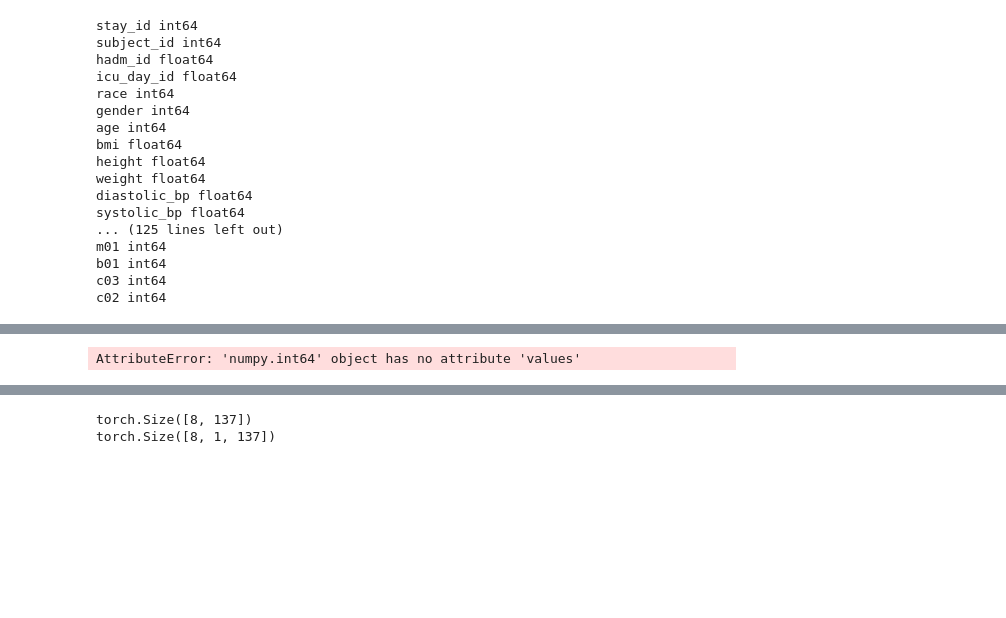
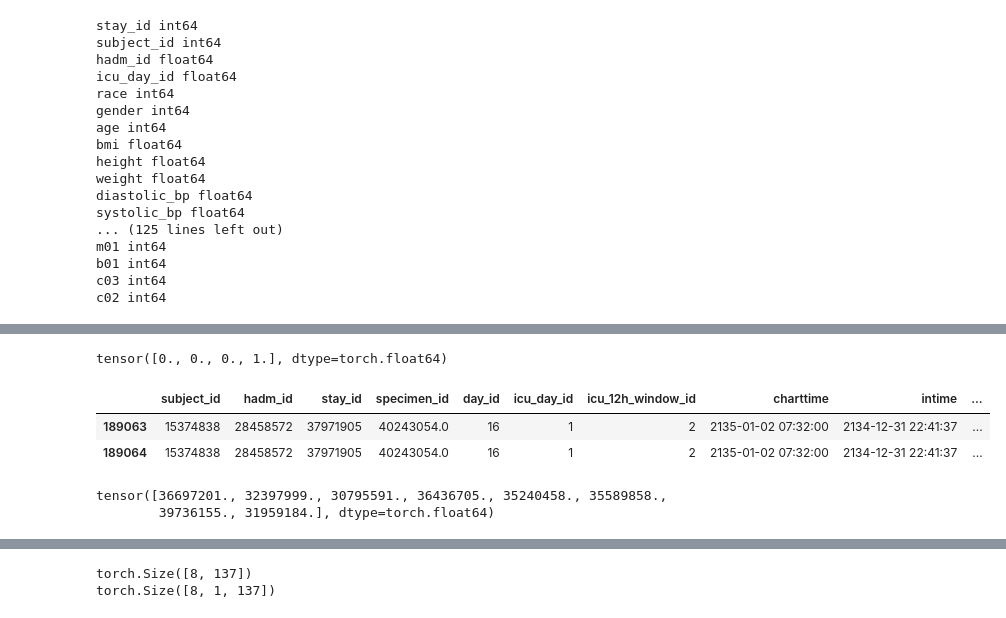
Before and after one commit to maslenkovas/aki_prediction, a Jupyter notebook: other/icu_multihot_model.ipynb, the cells around one changed output, grey strips where cells are left out. Saved outputs shown, nothing was run; the diff lists cells and outputs as text; code cells hidden in the pictures; blank space fills up the shorter version.

```diff
--- a/other/icu_multihot_model.ipynb
+++ b/other/icu_multihot_model.ipynb
@@ -1110,4 +1116,0 @@ class Dataset(Dataset):
-# %%
-aki_stage_labels.iloc[0].AKI_1.values
-# %% [output]
-AttributeError: 'numpy.int64' object has no attribute 'values'
@@ -1117,3 +1117,28 @@ labels = labels[labels.icu_day_id==1]
+# %%
+stay_id = 37971905
+labels_df = aki_stage_labels[aki_stage_labels.icu_day_id==1]
+labels_stay = labels_df[labels_df.stay_id==stay_id]
+
+AKI_1_label = (np.sum(labels_stay.AKI_1.squeeze()) > 0).astype(int)
+AKI_2_label = (np.sum(labels_stay.AKI_2.squeeze()) > 0).astype(int)
+AKI_3_label = (np.sum(labels_stay.AKI_3.squeeze()) > 0).astype(int)
+if AKI_3_label>0:
+    AKI_2_label = 0
+    AKI_1_label = 0
+elif AKI_2_label>0:
+    AKI_1_label = 0
+NO_AKI_label = ((AKI_1_label + AKI_2_label + AKI_3_label)==0).astype(int)
+
+tensor_labels = torch.tensor([NO_AKI_label, AKI_1_label, AKI_2_label, AKI_3_label], dtype=torch.double)
+tensor_labels
+# %% [output]
+tensor([0., 0., 0., 1.], dtype=torch.float64)
+# %%
+labels_df[labels_df.stay_id==stay_id]
+# %% [output]
+|  | subject_id | hadm_id | stay_id | specimen_id | day_id | icu_day_id | icu_12h_window_id | charttime | intime | ... |
+| 189063 | 15374838 | 28458572 | 37971905 | 40243054.0 | 16 | 1 | 2 | 2135-01-02 07:32:00 | 2134-12-31 22:41:37 | ... |
+| 189064 | 15374838 | 28458572 | 37971905 | 40243054.0 | 16 | 1 | 2 | 2135-01-02 07:32:00 | 2134-12-31 22:41:37 | ... |
 # %%
 train_dataset = Dataset(train_data, aki_stage_labels)
 train_loader = DataLoader(train_dataset, batch_size=8, shuffle=True)
@@ -1122,3 +1147,8 @@ sample, label = next(iter(train_loader))
+# %%
+stays
+# %% [output]
+tensor([36697201., 32397999., 30795591., 36436705., 35240458., 35589858.,
+        39736155., 31959184.], dtype=torch.float64)
 # %%
 label
 # %% [output]
```
Also changed, not shown: parts of 30 cells of this notebook, 2 other files.
